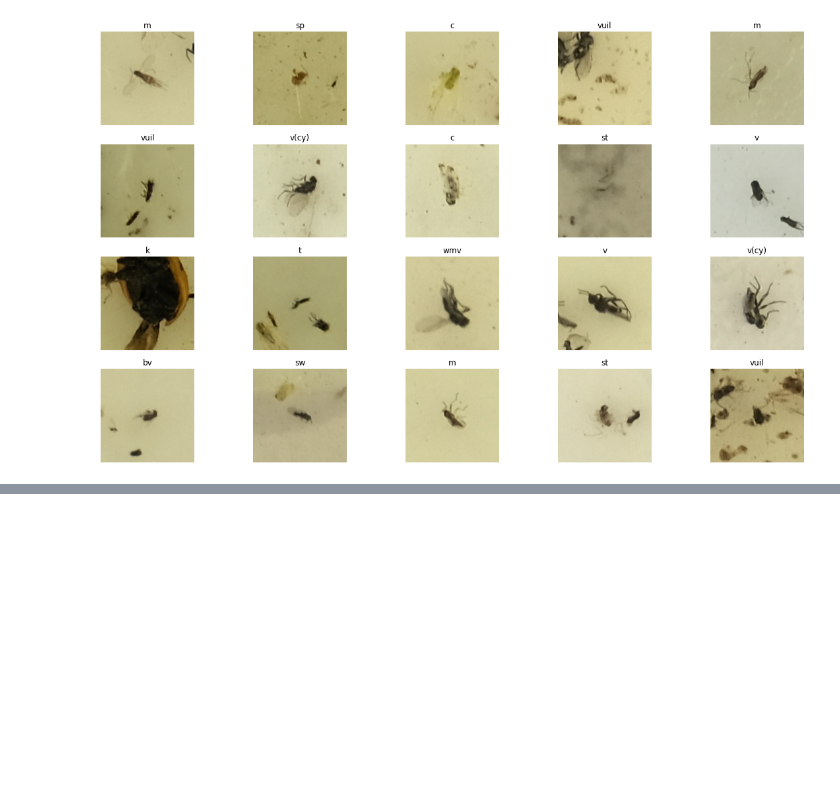
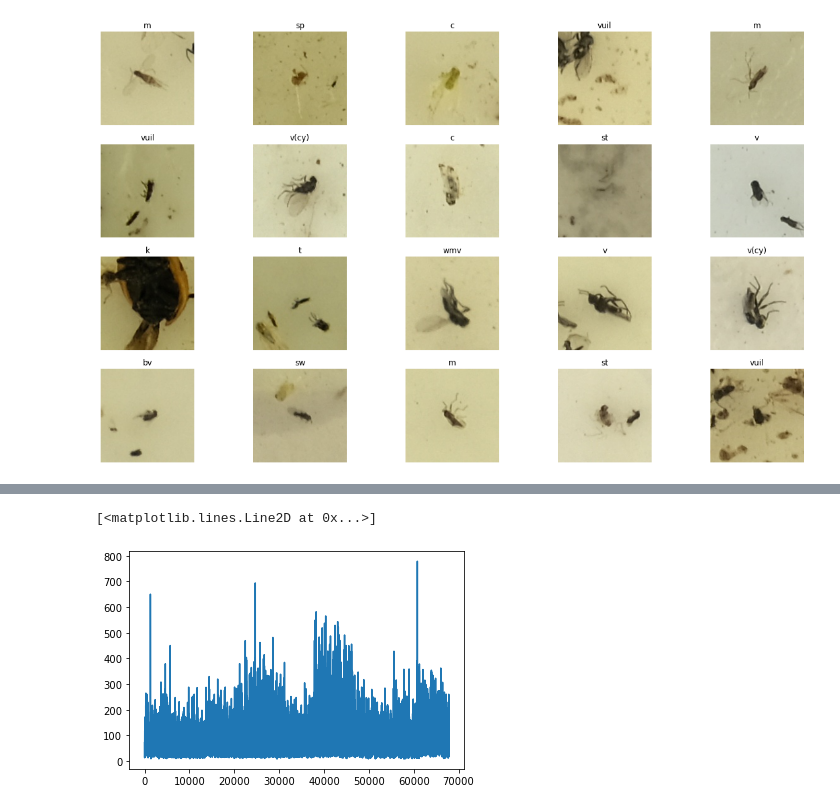
Before and after one commit to kalfasyan/stickybugs-ai, a Jupyter notebook: test.ipynb, the cells around one changed output, grey strips where cells are left out. Saved outputs shown, nothing was run; the diff lists cells and outputs as text; code cells hidden in the pictures; blank space fills up the shorter version.

```diff
--- a/test.ipynb
+++ b/test.ipynb
@@ -54,0 +52,5 @@ imgname
+# %%
+plt.plot(blur_factors)
+# %% [output]
+[<matplotlib.lines.Line2D at 0x...>]
+[figure, added]
```
Also changed, not shown: parts of 11 cells of this notebook, 2 other files.
